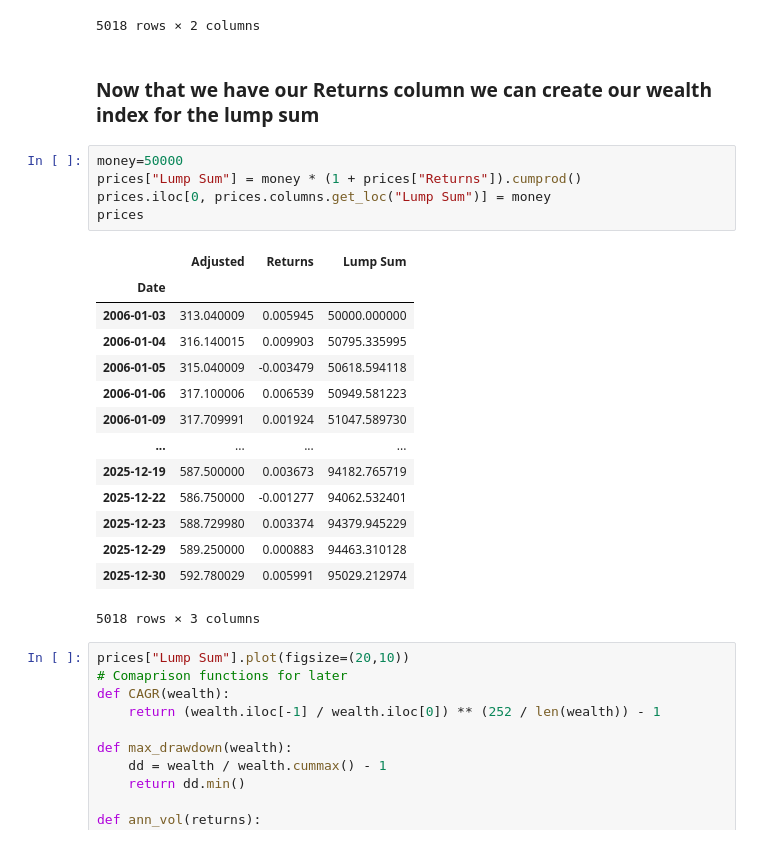
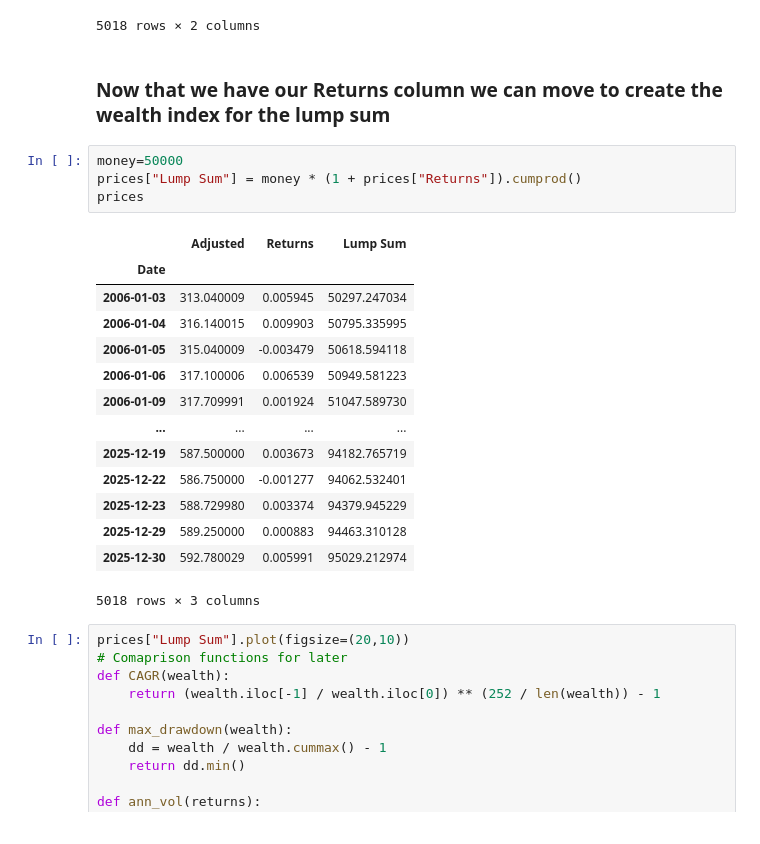
Before and after one commit to MatCuns/Market-Timing-vs-Time-in-the-Market-in-the-Long-Term, a Jupyter notebook: Market-Timing-vs-Time-in-the-Market.ipynb, the cells around one changed output. Cells and saved outputs as stored; diff of their text form.

```diff
--- a/Market-Timing-vs-Time-in-the-Market.ipynb
+++ b/Market-Timing-vs-Time-in-the-Market.ipynb
@@ -38,16 +38,15 @@ prices
 | 2025-12-30 | 592.780029 | 0.005991 |
 5018 rows × 2 columns
 # %% [markdown]
-### Now that we have our Returns column we can create our wealth index for the lump sum
+### Now that we have our Returns column we can move to create the wealth index for the lump sum
 # %%
 money=50000
 prices["Lump Sum"] = money * (1 + prices["Returns"]).cumprod()
-prices.iloc[0, prices.columns.get_loc("Lump Sum")] = money
 prices
 # %% [output]
 |  | Adjusted | Returns | Lump Sum |
 | Date |  |  |  |
-| 2006-01-03 | 313.040009 | 0.005945 | 50000.000000 |
+| 2006-01-03 | 313.040009 | 0.005945 | 50297.247034 |
 | 2006-01-04 | 316.140015 | 0.009903 | 50795.335995 |
 | 2006-01-05 | 315.040009 | -0.003479 | 50618.594118 |
 | 2006-01-06 | 317.100006 | 0.006539 | 50949.581223 |
```
Also changed, not shown: parts of 7 cells of this notebook, 2 other files.
